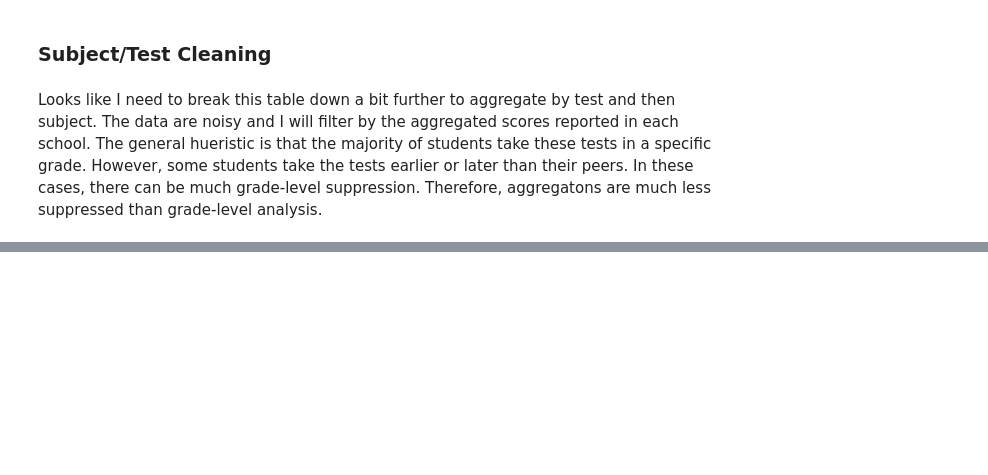
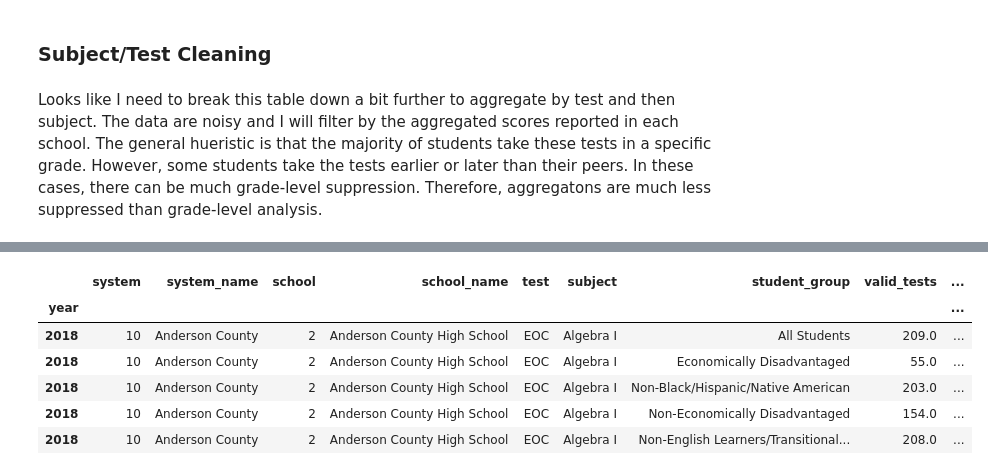
Before and after one commit to Claytor/Capstone_TN_COVID_School_Achievement_Impact, a Jupyter notebook: notebooks/school_assessments_join.ipynb, the cells around one changed output, grey strips where cells are left out. Saved outputs shown, nothing was run; the diff lists cells and outputs as text; code cells hidden in the pictures; blank space fills up the shorter version.

```diff
--- a/notebooks/school_assessments_join.ipynb
+++ b/notebooks/school_assessments_join.ipynb
@@ -262,0 +255,10 @@ memory usage: 46.6+ MB
+# %%
+assessments_unclean = assessments_unclean.set_index('year')
+# %% [output]
+|  | system | system_name | school | school_name | test | subject | student_group | valid_tests | ... |
+| year |  |  |  |  |  |  |  |  | ... |
+| 2018 | 10 | Anderson County | 2 | Anderson County High School | EOC | Algebra I | All Students | 209.0 | ... |
+| 2018 | 10 | Anderson County | 2 | Anderson County High School | EOC | Algebra I | Economically Disadvantaged | 55.0 | ... |
+| 2018 | 10 | Anderson County | 2 | Anderson County High School | EOC | Algebra I | Non-Black/Hispanic/Native American | 203.0 | ... |
+| 2018 | 10 | Anderson County | 2 | Anderson County High School | EOC | Algebra I | Non-Economically Disadvantaged | 154.0 | ... |
+| 2018 | 10 | Anderson County | 2 | Anderson County High School | EOC | Algebra I | Non-English Learners/Transitional... | 208.0 | ... |
```
Also changed, not shown: parts of 10 cells of this notebook, 1 other file.
